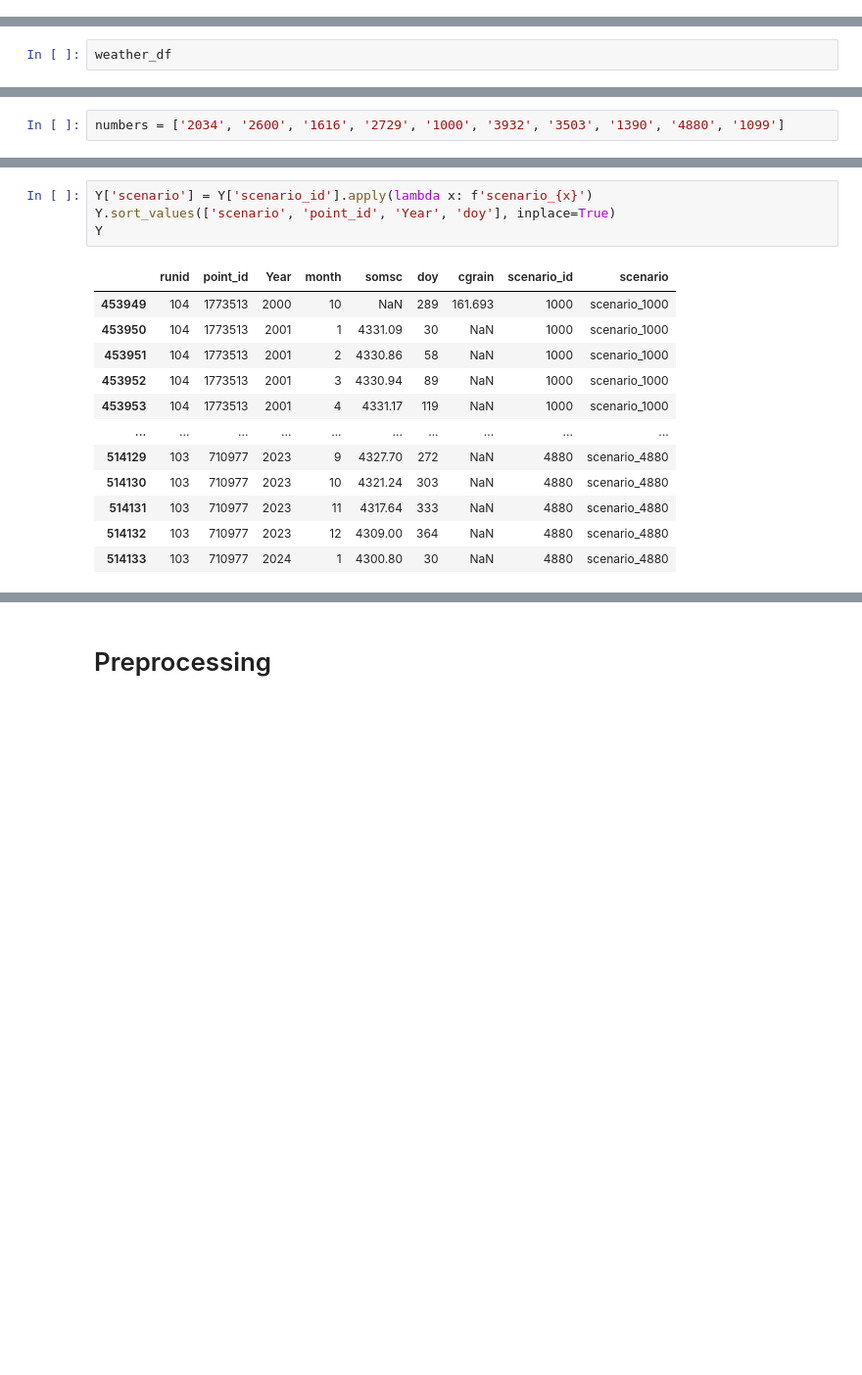
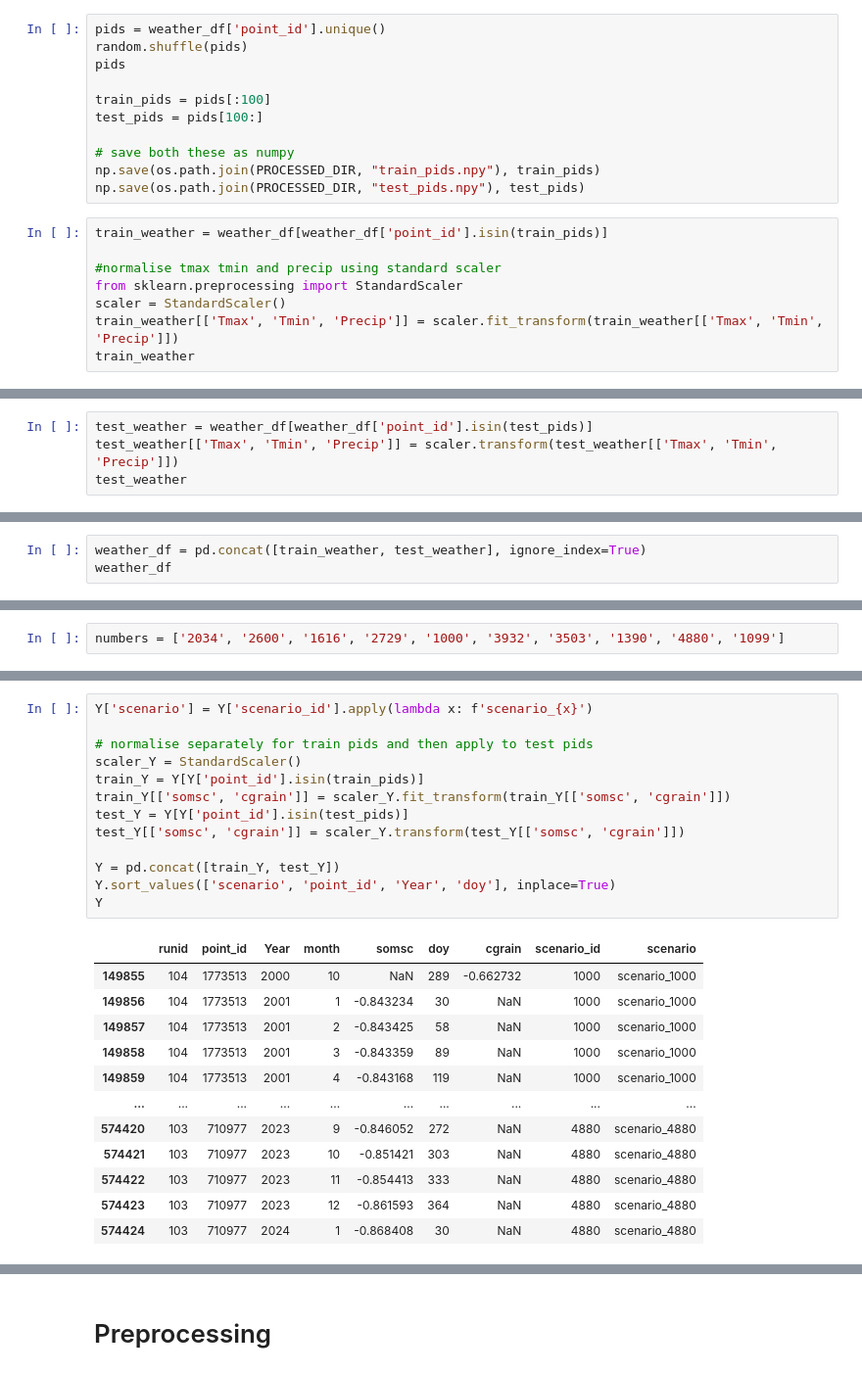
Before and after one commit to dwij2212/kgml-daycent, a Jupyter notebook: lib/data_prep.ipynb, the cells around one changed output, grey strips where cells are left out. Shown: that part at 98% size. Saved outputs shown, nothing was run; the diff lists cells and outputs as text; blank space fills up the shorter version.

```diff
--- a/lib/data_prep.ipynb
+++ b/lib/data_prep.ipynb
@@ -42,0 +51,19 @@ weather_df.head()
+# %%
+pids = weather_df['point_id'].unique()
+random.shuffle(pids)
+pids
+
+train_pids = pids[:100]
+test_pids = pids[100:]
+
+# save both these as numpy
+np.save(os.path.join(PROCESSED_DIR, "train_pids.npy"), train_pids)
+np.save(os.path.join(PROCESSED_DIR, "test_pids.npy"), test_pids)
+# %%
+train_weather = weather_df[weather_df['point_id'].isin(train_pids)]
+
+#normalise tmax tmin and precip using standard scaler
+from sklearn.preprocessing import StandardScaler
+scaler = StandardScaler()
+train_weather[['Tmax', 'Tmin', 'Precip']] = scaler.fit_transform(train_weather[['Tmax', 'Tmin', 'Precip']])
+train_weather
@@ -42,0 +84,4 @@ weather_df.head()
+# %%
+test_weather = weather_df[weather_df['point_id'].isin(test_pids)]
+test_weather[['Tmax', 'Tmin', 'Precip']] = scaler.transform(test_weather[['Tmax', 'Tmin', 'Precip']])
+test_weather
@@ -43,4 +102,5 @@ weather_df.head()
 # %%
+weather_df = pd.concat([train_weather, test_weather], ignore_index=True)
 weather_df
 # %% [output]
 |  | Year | doy | Tmax | Tmin | Precip | point_id |
@@ -288,19 +321,28 @@ X_daily
 18523750 rows × 21 columns
 # %%
 Y['scenario'] = Y['scenario_id'].apply(lambda x: f'scenario_{x}')
+
+# normalise separately for train pids and then apply to test pids
+scaler_Y = StandardScaler()
+train_Y = Y[Y['point_id'].isin(train_pids)]
+train_Y[['somsc', 'cgrain']] = scaler_Y.fit_transform(train_Y[['somsc', 'cgrain']])
+test_Y = Y[Y['point_id'].isin(test_pids)]
+test_Y[['somsc', 'cgrain']] = scaler_Y.transform(test_Y[['somsc', 'cgrain']])
+
+Y = pd.concat([train_Y, test_Y])
 Y.sort_values(['scenario', 'point_id', 'Year', 'doy'], inplace=True)
 Y
 # %% [output]
 |  | runid | point_id | Year | month | somsc | doy | cgrain | scenario_id | scenario |
-| 453949 | 104 | 1773513 | 2000 | 10 | NaN | 289 | 161.693 | 1000 | scenario_1000 |
-| 453950 | 104 | 1773513 | 2001 | 1 | 4331.09 | 30 | NaN | 1000 | scenario_1000 |
-| 453951 | 104 | 1773513 | 2001 | 2 | 4330.86 | 58 | NaN | 1000 | scenario_1000 |
-| 453952 | 104 | 1773513 | 2001 | 3 | 4330.94 | 89 | NaN | 1000 | scenario_1000 |
-| 453953 | 104 | 1773513 | 2001 | 4 | 4331.17 | 119 | NaN | 1000 | scenario_1000 |
+| 149855 | 104 | 1773513 | 2000 | 10 | NaN | 289 | -0.662732 | 1000 | scenario_1000 |
+| 149856 | 104 | 1773513 | 2001 | 1 | -0.843234 | 30 | NaN | 1000 | scenario_1000 |
+| 149857 | 104 | 1773513 | 2001 | 2 | -0.843425 | 58 | NaN | 1000 | scenario_1000 |
+| 149858 | 104 | 1773513 | 2001 | 3 | -0.843359 | 89 | NaN | 1000 | scenario_1000 |
+| 149859 | 104 | 1773513 | 2001 | 4 | -0.843168 | 119 | NaN | 1000 | scenario_1000 |
 | ... | ... | ... | ... | ... | ... | ... | ... | ... | ... |
-| 514129 | 103 | 710977 | 2023 | 9 | 4327.70 | 272 | NaN | 4880 | scenario_4880 |
-| 514130 | 103 | 710977 | 2023 | 10 | 4321.24 | 303 | NaN | 4880 | scenario_4880 |
-| 514131 | 103 | 710977 | 2023 | 11 | 4317.64 | 333 | NaN | 4880 | scenario_4880 |
-| 514132 | 103 | 710977 | 2023 | 12 | 4309.00 | 364 | NaN | 4880 | scenario_4880 |
-| 514133 | 103 | 710977 | 2024 | 1 | 4300.80 | 30 | NaN | 4880 | scenario_4880 |
+| 574420 | 103 | 710977 | 2023 | 9 | -0.846052 | 272 | NaN | 4880 | scenario_4880 |
+| 574421 | 103 | 710977 | 2023 | 10 | -0.851421 | 303 | NaN | 4880 | scenario_4880 |
+| 574422 | 103 | 710977 | 2023 | 11 | -0.854413 | 333 | NaN | 4880 | scenario_4880 |
+| 574423 | 103 | 710977 | 2023 | 12 | -0.861593 | 364 | NaN | 4880 | scenario_4880 |
+| 574424 | 103 | 710977 | 2024 | 1 | -0.868408 | 30 | NaN | 4880 | scenario_4880 |
 603925 rows × 9 columns
```
Also changed, not shown: parts of 22 cells of this notebook, 2 other files.
